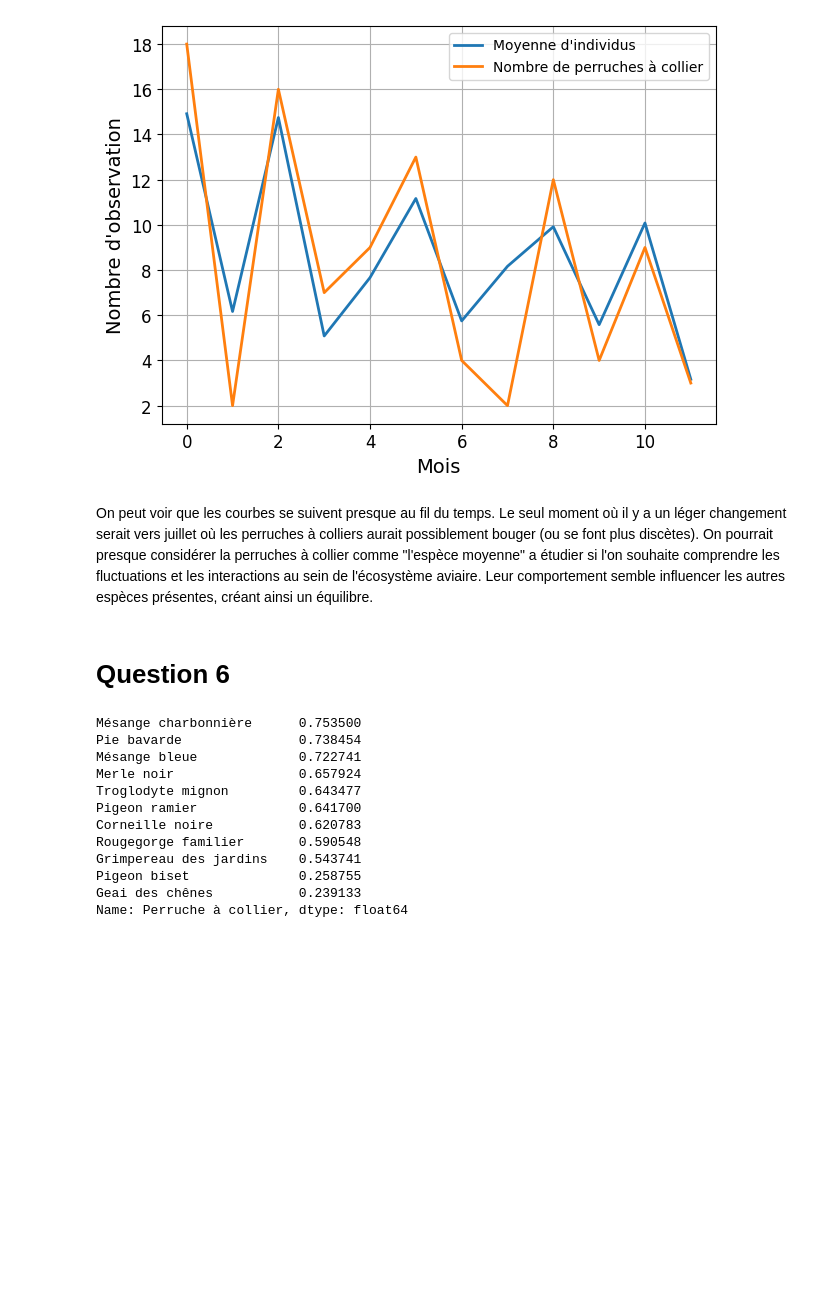
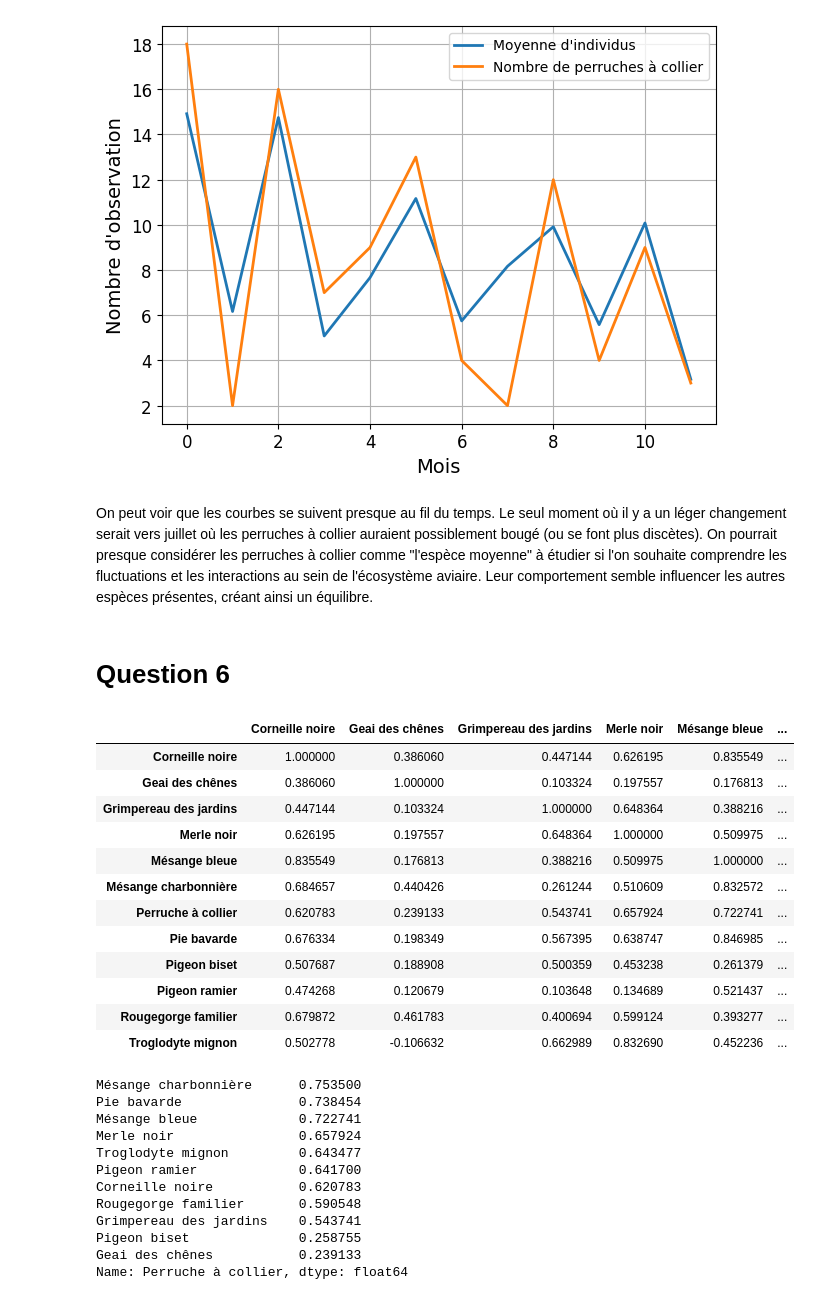
Before and after one commit to Redhoxx/DataScience_Project, a Jupyter notebook: DataScience_Project.ipynb, the cells around one changed output. Cells and saved outputs as stored; diff of their text form; code cells hidden in the pictures; blank space fills up the shorter version.

```diff
--- a/DataScience_Project.ipynb
+++ b/DataScience_Project.ipynb
@@ -304,12 +304,27 @@ plt.show()
 Saving figure graph_comparison_mean_birds_and_perruche
 [figure]
 # %% [markdown]
-On peut voir que les courbes se suivent presque au fil du temps. Le seul moment où il y a un léger changement serait vers juillet où les perruches à colliers aurait possiblement bouger (ou se font plus discètes).
-On pourrait presque considérer la perruches à collier comme "l'espèce moyenne" a étudier si l'on souhaite comprendre les fluctuations et les interactions au sein de l'écosystème aviaire. Leur comportement semble influencer les autres espèces présentes, créant ainsi un équilibre.
+On peut voir que les courbes se suivent presque au fil du temps. Le seul moment où il y a un léger changement serait vers juillet où les perruches à collier auraient possiblement bougé (ou se font plus discètes).
+On pourrait presque considérer les perruches à collier comme "l'espèce moyenne" à étudier si l'on souhaite comprendre les fluctuations et les interactions au sein de l'écosystème aviaire. Leur comportement semble influencer les autres espèces présentes, créant ainsi un équilibre.
 # %% [markdown]
 # Question 6
 # %%
 corr_matrix = df_without_birds_zero_and_months.corr()
+corr_matrix
+# %% [output]
+|  | Corneille noire | Geai des chênes | Grimpereau des jardins | Merle noir | Mésange bleue | ... |
+| Corneille noire | 1.000000 | 0.386060 | 0.447144 | 0.626195 | 0.835549 | ... |
+| Geai des chênes | 0.386060 | 1.000000 | 0.103324 | 0.197557 | 0.176813 | ... |
+| Grimpereau des jardins | 0.447144 | 0.103324 | 1.000000 | 0.648364 | 0.388216 | ... |
+| Merle noir | 0.626195 | 0.197557 | 0.648364 | 1.000000 | 0.509975 | ... |
+| Mésange bleue | 0.835549 | 0.176813 | 0.388216 | 0.509975 | 1.000000 | ... |
+| Mésange charbonnière | 0.684657 | 0.440426 | 0.261244 | 0.510609 | 0.832572 | ... |
+| Perruche à collier | 0.620783 | 0.239133 | 0.543741 | 0.657924 | 0.722741 | ... |
+| Pie bavarde | 0.676334 | 0.198349 | 0.567395 | 0.638747 | 0.846985 | ... |
+| Pigeon biset | 0.507687 | 0.188908 | 0.500359 | 0.453238 | 0.261379 | ... |
+| Pigeon ramier | 0.474268 | 0.120679 | 0.103648 | 0.134689 | 0.521437 | ... |
+| Rougegorge familier | 0.679872 | 0.461783 | 0.400694 | 0.599124 | 0.393277 | ... |
+| Troglodyte mignon | 0.502778 | -0.106632 | 0.662989 | 0.832690 | 0.452236 | ... |
 # %%
 corr_matrix_values = corr_matrix[studied_species].sort_values(ascending=False)
 corr_matrix_values = corr_matrix_values.iloc[1:]
```
Also changed, not shown: parts of 9 cells of this notebook, 2 other files.
